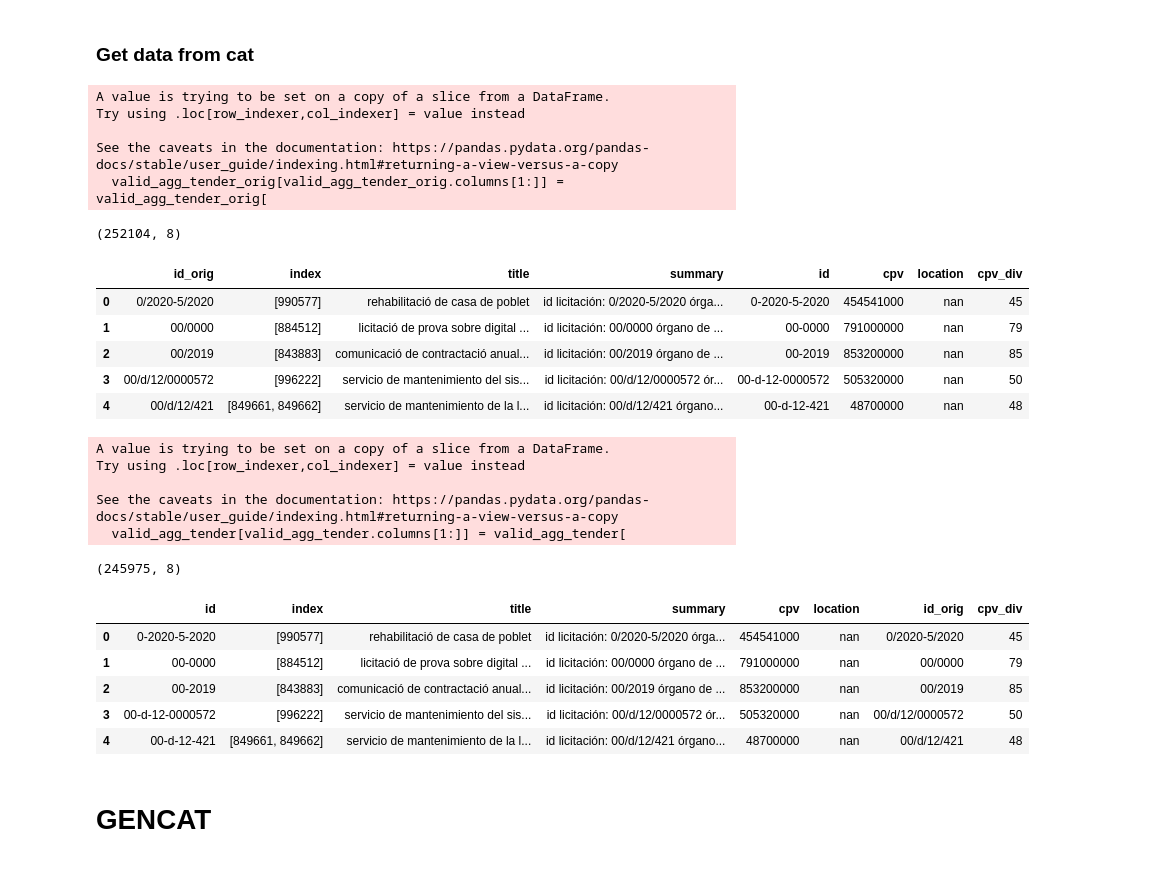
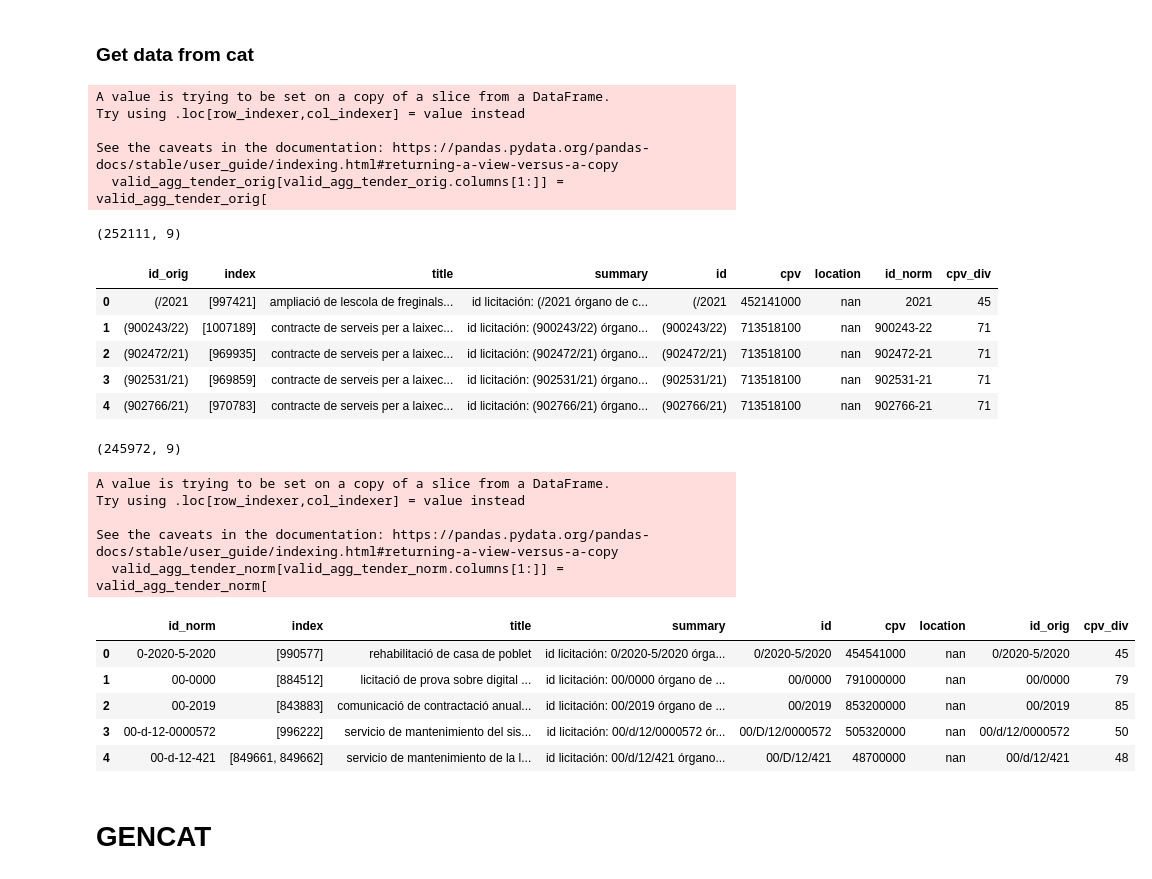
Before and after one commit to nextprocurement/NP-Company-Process, a Jupyter notebook: match_tender.ipynb, the cells around one changed output. Saved outputs shown, nothing was run; the diff lists cells and outputs as text; code cells hidden in the pictures.

Commit message:
match orig vs norm

```diff
--- a/match_tender.ipynb
+++ b/match_tender.ipynb
@@ -67,7 +68,7 @@ def fill_na(cell, fill=[]):
 
 
 def process_str(el: str):
-    s = regex.sub(r"(^[\W]*)|([\W]*$)|([^\w:/-\s])", "", el).lower().strip()
+    s = regex.sub(r"(^[^\w({[]*)|([^\w)}\]]*$)|([^\w:)(/-\s])", "", el).lower().strip()
     s = regex.sub(r"\s+", " ", s)
     return s
 
@@ -180,7 +181,7 @@ tender_filt = (
     # .explode("winner")
 )
 tender_filt["id_orig"] = tender_filt["id"]
-tender_filt["id"] = tender_filt["id"].apply(
+tender_filt["id_norm"] = tender_filt["id"].apply(
     lambda x: unidecode.unidecode(regex.sub(r"[^\p{L}\d]+", "-", x))
     if not pd.isna(x)
     else np.nan
@@ -192,9 +193,12 @@ tender_filt["cpv"] = tender_filt["cpv"].astype(str).apply(process_cpv)
 tender_filt["location"] = tender_filt["location"].apply(
     lambda x: unidecode.unidecode(x.lower()) if not pd.isna(x) else np.nan
 )
-tender_filt = (
-    tender_filt.astype(str).applymap(process_str).replace({"": np.nan, "0": np.nan})
+tender_filt[[c for c in tender_filt.columns if c != "id"]] = (
+    tender_filt[[c for c in tender_filt.columns if c != "id"]]
+    .astype(str)
+    .applymap(process_str)
 )
+tender_filt = tender_filt.replace({"": np.nan, "0": np.nan})
 tender_filt["cpv_div"] = tender_filt["cpv"].apply(
     lambda x: x[:2] if not pd.isna(x) else np.nan
 )
@@ -241,56 +245,58 @@ Try using .loc[row_indexer,col_indexer] = value instead
 
 See the caveats in the documentation: https://pandas.pydata.org/pandas-docs/stable/user_guide/indexing.html#returning-a-view-versus-a-copy
   valid_agg_tender_orig[valid_agg_tender_orig.columns[1:]] = valid_agg_tender_orig[
-(252104, 8)
+(252111, 9)
-|  | id_orig | index | title | summary | id | cpv | location | cpv_div |
-| 0 | 0/2020-5/2020 | [990577] | rehabilitació de casa de poblet | id licitación: 0/2020-5/2020 órga... | 0-2020-5-2020 | 454541000 | nan | 45 |
-| 1 | 00/0000 | [884512] | licitació de prova sobre digital ... | id licitación: 00/0000 órgano de ... | 00-0000 | 791000000 | nan | 79 |
-| 2 | 00/2019 | [843883] | comunicació de contractació anual... | id licitación: 00/2019 órgano de ... | 00-2019 | 853200000 | nan | 85 |
-| 3 | 00/d/12/0000572 | [996222] | servicio de mantenimiento del sis... | id licitación: 00/d/12/0000572 ór... | 00-d-12-0000572 | 505320000 | nan | 50 |
-| 4 | 00/d/12/421 | [849661, 849662] | servicio de mantenimiento de la l... | id licitación: 00/d/12/421 órgano... | 00-d-12-421 | 48700000 | nan | 48 |
+|  | id_orig | index | title | summary | id | cpv | location | id_norm | cpv_div |
+| 0 | (/2021 | [997421] | ampliació de lescola de freginals... | id licitación: (/2021 órgano de c... | (/2021 | 452141000 | nan | 2021 | 45 |
+| 1 | (900243/22) | [1007189] | contracte de serveis per a laixec... | id licitación: (900243/22) órgano... | (900243/22) | 713518100 | nan | 900243-22 | 71 |
+| 2 | (902472/21) | [969935] | contracte de serveis per a laixec... | id licitación: (902472/21) órgano... | (902472/21) | 713518100 | nan | 902472-21 | 71 |
+| 3 | (902531/21) | [969859] | contracte de serveis per a laixec... | id licitación: (902531/21) órgano... | (902531/21) | 713518100 | nan | 902531-21 | 71 |
+| 4 | (902766/21) | [970783] | contracte de serveis per a laixec... | id licitación: (902766/21) órgano... | (902766/21) | 713518100 | nan | 902766-21 | 71 |
 # %%
 # Filter using only those from Cat
 # Do the same, but in this case using the processed id
-agg_tender = (
+agg_tender_norm = (
     tender_filt[
         tender_filt["location"].str.contains(
             "|".join(
                 [
                     "nan",
                     "espana",
                     "cataluna",
                     "catalunya",
                     "barcelona",
                     "tarragona",
                     "girona",
                     "gerona",
                     "lleida",
                     "lerida",
                 ]
             )
         )
     ]
     .drop("identifier", axis=1)
-    .groupby(["id"])
+    .groupby(["id_norm"])
     .agg(list)
 )
-valid_agg_tender = agg_tender[agg_tender["title"].apply(lambda x: len(set(x)) == 1)]
-valid_agg_tender[valid_agg_tender.columns[1:]] = valid_agg_tender[
-    valid_agg_tender.columns[1:]
+valid_agg_tender_norm = agg_tender_norm[
+    agg_tender_norm["title"].apply(lambda x: len(set(x)) == 1)
+]
+valid_agg_tender_norm[valid_agg_tender_norm.columns[1:]] = valid_agg_tender_norm[
+    valid_agg_tender_norm.columns[1:]
 ].applymap(lambda x: Counter(x).most_common()[0][0])
-valid_agg_tender = valid_agg_tender.reset_index()
-print(valid_agg_tender.shape)
-display(valid_agg_tender.head())
+valid_agg_tender_norm = valid_agg_tender_norm.reset_index()
+print(valid_agg_tender_norm.shape)
+display(valid_agg_tender_norm.head())
 # %% [output]
-A value is trying to be set on a copy of a slice from a DataFrame.
-Try using .loc[row_indexer,col_indexer] = value instead
-
-See the caveats in the documentation: https://pandas.pydata.org/pandas-docs/stable/user_guide/indexing.html#returning-a-view-versus-a-copy
-  valid_agg_tender[valid_agg_tender.columns[1:]] = valid_agg_tender[
+(245972, 9)
-(245975, 8)
+A value is trying to be set on a copy of a slice from a DataFrame.
+Try using .loc[row_indexer,col_indexer] = value instead
+
+See the caveats in the documentation: https://pandas.pydata.org/pandas-docs/stable/user_guide/indexing.html#returning-a-view-versus-a-copy
+  valid_agg_tender_norm[valid_agg_tender_norm.columns[1:]] = valid_agg_tender_norm[
-|  | id | index | title | summary | cpv | location | id_orig | cpv_div |
-| 0 | 0-2020-5-2020 | [990577] | rehabilitació de casa de poblet | id licitación: 0/2020-5/2020 órga... | 454541000 | nan | 0/2020-5/2020 | 45 |
-| 1 | 00-0000 | [884512] | licitació de prova sobre digital ... | id licitación: 00/0000 órgano de ... | 791000000 | nan | 00/0000 | 79 |
-| 2 | 00-2019 | [843883] | comunicació de contractació anual... | id licitación: 00/2019 órgano de ... | 853200000 | nan | 00/2019 | 85 |
-| 3 | 00-d-12-0000572 | [996222] | servicio de mantenimiento del sis... | id licitación: 00/d/12/0000572 ór... | 505320000 | nan | 00/d/12/0000572 | 50 |
-| 4 | 00-d-12-421 | [849661, 849662] | servicio de mantenimiento de la l... | id licitación: 00/d/12/421 órgano... | 48700000 | nan | 00/d/12/421 | 48 |
+|  | id_norm | index | title | summary | id | cpv | location | id_orig | cpv_div |
+| 0 | 0-2020-5-2020 | [990577] | rehabilitació de casa de poblet | id licitación: 0/2020-5/2020 órga... | 0/2020-5/2020 | 454541000 | nan | 0/2020-5/2020 | 45 |
+| 1 | 00-0000 | [884512] | licitació de prova sobre digital ... | id licitación: 00/0000 órgano de ... | 00/0000 | 791000000 | nan | 00/0000 | 79 |
+| 2 | 00-2019 | [843883] | comunicació de contractació anual... | id licitación: 00/2019 órgano de ... | 00/2019 | 853200000 | nan | 00/2019 | 85 |
+| 3 | 00-d-12-0000572 | [996222] | servicio de mantenimiento del sis... | id licitación: 00/d/12/0000572 ór... | 00/D/12/0000572 | 505320000 | nan | 00/d/12/0000572 | 50 |
+| 4 | 00-d-12-421 | [849661, 849662] | servicio de mantenimiento de la l... | id licitación: 00/d/12/421 órgano... | 00/D/12/421 | 48700000 | nan | 00/d/12/421 | 48 |
```
Also changed, not shown: parts of 43 cells of this notebook.
